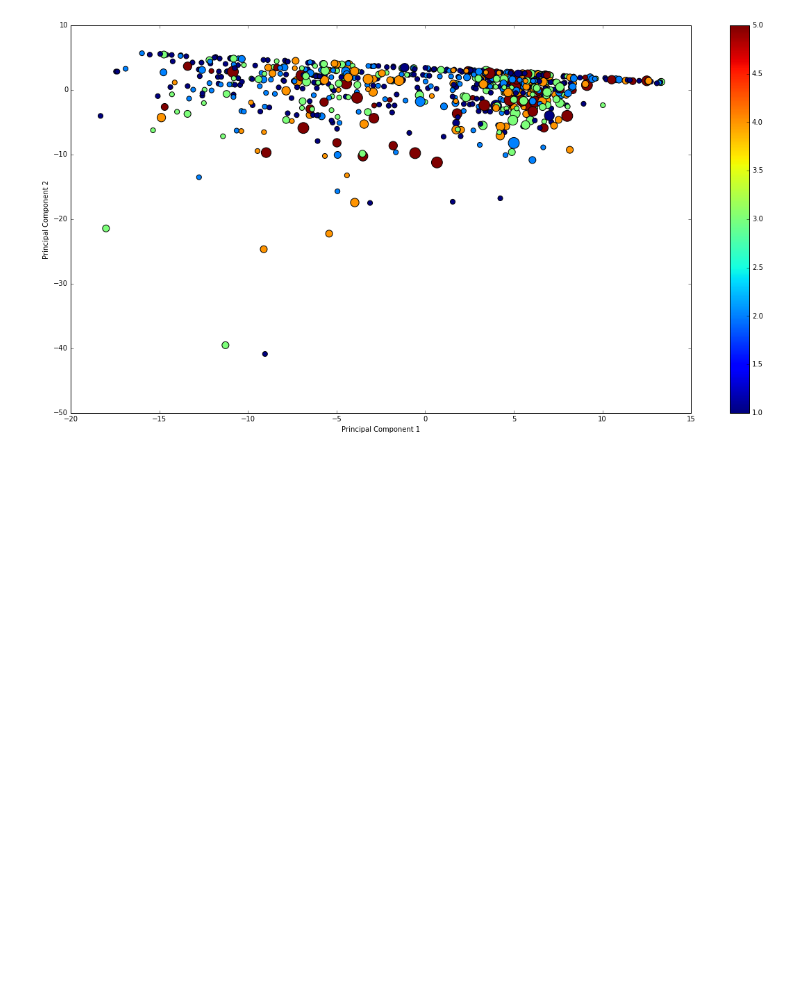
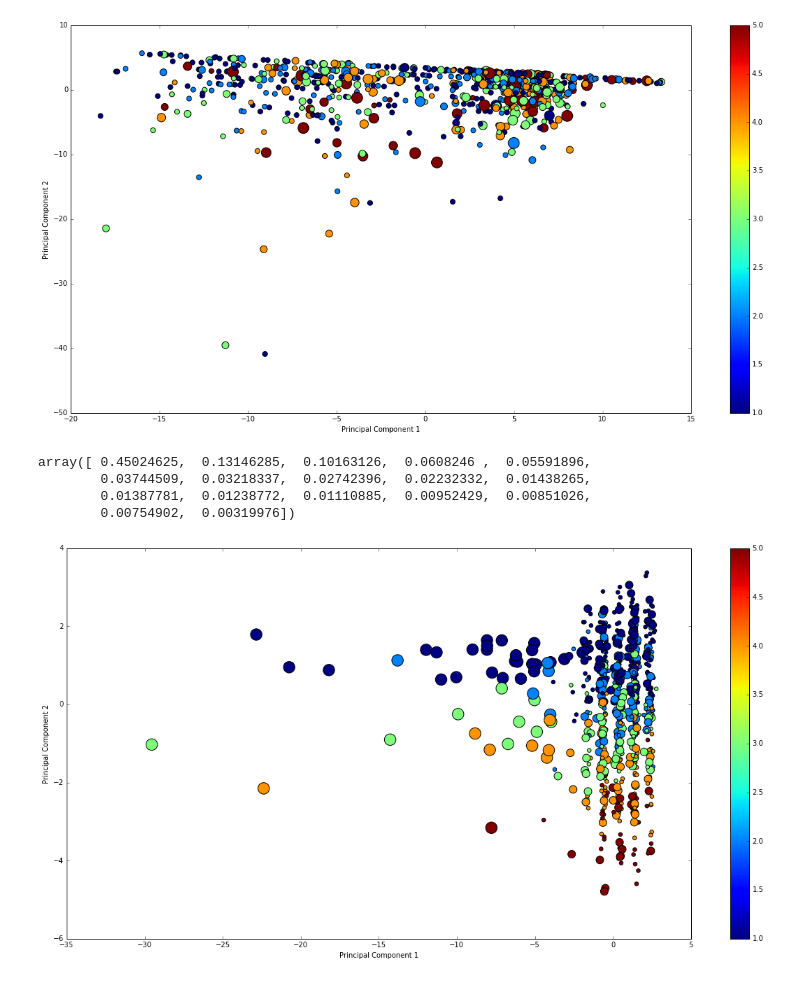
Before and after one commit to fagan2888/DataSci_Final_Project, a Jupyter notebook: PCA Visualization/PCA Visualization.ipynb, the cells around one changed output. Cells and saved outputs as stored; diff of their text form; code cells hidden in the pictures; blank space fills up the shorter version.

Commit message:
updated PCA visuals

```diff
--- a/PCA Visualization/PCA Visualization.ipynb
+++ b/PCA Visualization/PCA Visualization.ipynb
@@ -13,3 +13,19 @@ plt.rcParams['figure.figsize'] = (20,10)
 Cleaned_data = pd.read_csv("CleanData.csv")
 walc = Cleaned_data['Walc']
 dalc = Cleaned_data['Dalc']
+# %%
+#import survey data
+Survey_data = pd.read_csv('SurveyData.csv')
+# %%
+#concatenate two sets of data
+num_data = ['age', 'school_num', 'sex_num', 'address_num', 'famsize_num', 'reason_num', 'traveltime',
+            'studytime', 'failures', 'famsup_num', 'internet_num', 'romantic_num', 'freetime', 'Dalc',
+            'Walc', 'health', 'paid_num']
+
+Survey_data_num = Survey_data[num_data]
+Cleaned_data_num = Cleaned_data[num_data]
+
+num_data_df = pd.concat([Survey_data_num, Cleaned_data_num])
+walc_all = num_data_df['Walc']
+dalc_all = num_data_df['Dalc']
+school_all = num_data_df['school_num']
@@ -53,3 +101,29 @@ plt.colorbar()
 plt.show()
 # %% [output]
 [figure]
+# %%
+PCA_cols = ['age', 'school_num', 'sex_num', 'address_num', 'famsize_num', 'reason_num', 'traveltime', 'Dalc', 'Walc',
+            'studytime', 'failures', 'famsup_num', 'internet_num', 'romantic_num', 'freetime', 'health', 'paid_num']
+
+combined_data_PCA = num_data_df[PCA_cols]
+# %%
+#building PCA models
+pca_model_survey = PCA()
+survey_PCA = pca_model_survey.fit_transform(combined_data_PCA)
+# %%
+pca_model_survey.explained_variance_ratio_
+# %% [output]
+array([ 0.45024625,  0.13146285,  0.10163126,  0.0608246 ,  0.05591896,
+        0.03744509,  0.03218337,  0.02742396,  0.02232332,  0.01438265,
+        0.01387781,  0.01238772,  0.01110885,  0.00952429,  0.00851026,
+        0.00754902,  0.00319976])
+# %%
+# PCA analysis
+
+plt.scatter(survey_PCA[:, 0], survey_PCA[:, 1], c=walc_all, s=((school_all+1)*(school_all+1))*30, cmap='jet')
+plt.xlabel('Principal Component 1')
+plt.ylabel('Principal Component 2')
+plt.colorbar()
+plt.show()
+# %% [output]
+[figure, added]
```
Also changed, not shown: parts of 4 cells of this notebook.
